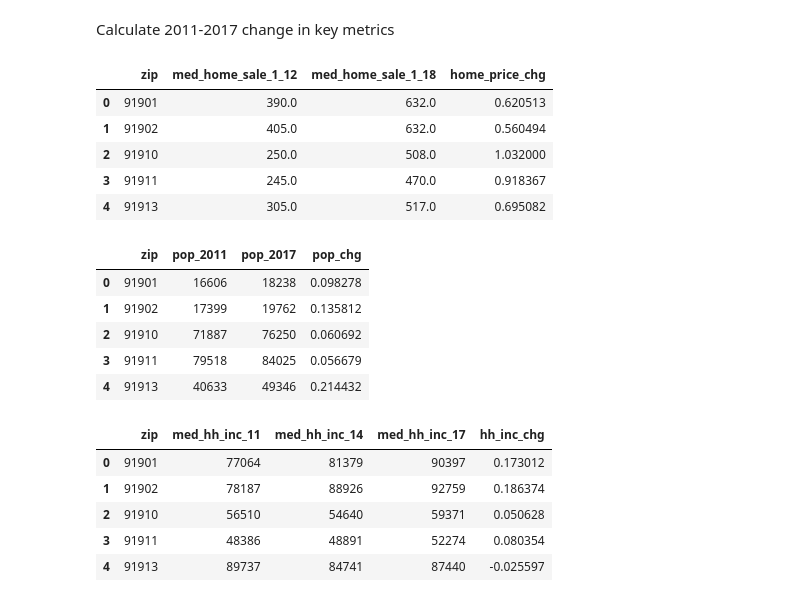
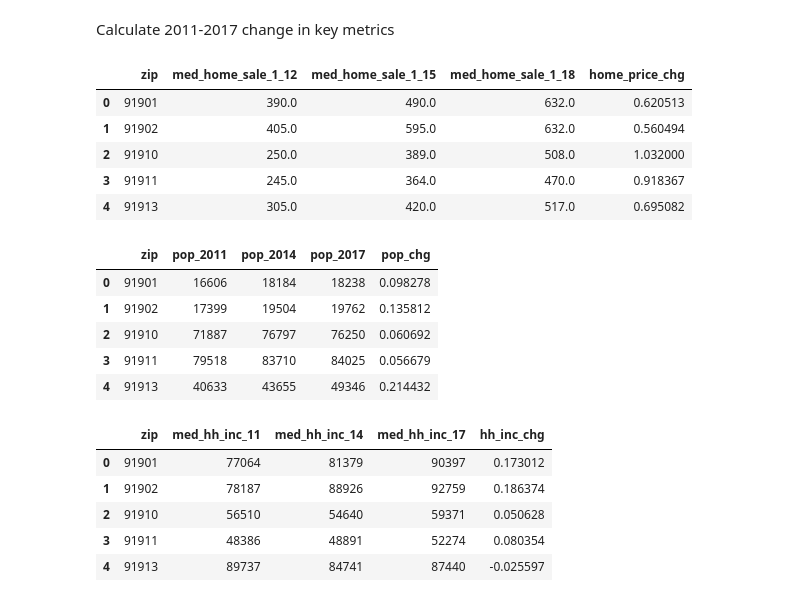
Before and after one commit to klifborja/San-Diego-Housing-Crisis, a Jupyter notebook: sd_housing_jeff.ipynb, the cells around one changed output. Cells and saved outputs as stored; diff of their text form; code cells hidden in the pictures.

Commit message:
update of file, cleaner dataframes

```diff
--- a/sd_housing_jeff.ipynb
+++ b/sd_housing_jeff.ipynb
@@ -46,30 +47,30 @@ Calculate 2011-2017 change in key metrics
 # %%
 # change in home price from 2011-2017
 # note we are using January 2012, 2015 and 2018 data because Dec 2011 data wasn't available
 
 # generate new dataframe to add change in median home sale price from 2012-2018
-chg_in_home_price = pd.DataFrame(sd_housing_df_clean2, columns=["zip", "med_home_sale_1_12", "med_home_sale_1_18"])
+chg_in_home_price = pd.DataFrame(sd_housing_df_clean2, columns=["zip", "med_home_sale_1_12", "med_home_sale_1_15","med_home_sale_1_18"])
 
 # add a column to hold the calculation
 chg_in_home_price['home_price_chg'] = ""
 
 # calculate change
 chg_in_home_price['home_price_chg'] = (chg_in_home_price['med_home_sale_1_18']- \
                                        chg_in_home_price['med_home_sale_1_12'])/chg_in_home_price['med_home_sale_1_12']
 # display new column, check values
 chg_in_home_price.head()
 # %% [output]
-|  | zip | med_home_sale_1_12 | med_home_sale_1_18 | home_price_chg |
-| 0 | 91901 | 390.0 | 632.0 | 0.620513 |
-| 1 | 91902 | 405.0 | 632.0 | 0.560494 |
-| 2 | 91910 | 250.0 | 508.0 | 1.032000 |
-| 3 | 91911 | 245.0 | 470.0 | 0.918367 |
-| 4 | 91913 | 305.0 | 517.0 | 0.695082 |
+|  | zip | med_home_sale_1_12 | med_home_sale_1_15 | med_home_sale_1_18 | home_price_chg |
+| 0 | 91901 | 390.0 | 490.0 | 632.0 | 0.620513 |
+| 1 | 91902 | 405.0 | 595.0 | 632.0 | 0.560494 |
+| 2 | 91910 | 250.0 | 389.0 | 508.0 | 1.032000 |
+| 3 | 91911 | 245.0 | 364.0 | 470.0 | 0.918367 |
+| 4 | 91913 | 305.0 | 420.0 | 517.0 | 0.695082 |
 # %%
 # change in population from 2011-2017
 
 # generate new dataframe
-chg_in_population = pd.DataFrame(sd_housing_df_clean2, columns=["zip", "pop_2011", "pop_2017"])
+chg_in_population = pd.DataFrame(sd_housing_df_clean2, columns=["zip", "pop_2011", "pop_2014", "pop_2017"])
 # add a column to hold the calculation
 chg_in_population['pop_chg'] = ""
 
@@ -79,12 +80,12 @@ chg_in_population['pop_chg'] = (chg_in_population['pop_2017']- \
 # display new column, check values
 chg_in_population.head()
 # %% [output]
-|  | zip | pop_2011 | pop_2017 | pop_chg |
-| 0 | 91901 | 16606 | 18238 | 0.098278 |
-| 1 | 91902 | 17399 | 19762 | 0.135812 |
-| 2 | 91910 | 71887 | 76250 | 0.060692 |
-| 3 | 91911 | 79518 | 84025 | 0.056679 |
-| 4 | 91913 | 40633 | 49346 | 0.214432 |
+|  | zip | pop_2011 | pop_2014 | pop_2017 | pop_chg |
+| 0 | 91901 | 16606 | 18184 | 18238 | 0.098278 |
+| 1 | 91902 | 17399 | 19504 | 19762 | 0.135812 |
+| 2 | 91910 | 71887 | 76797 | 76250 | 0.060692 |
+| 3 | 91911 | 79518 | 83710 | 84025 | 0.056679 |
+| 4 | 91913 | 40633 | 43655 | 49346 | 0.214432 |
 # %%
 # change in median HH income from 2011-2017
 
```
Also changed, not shown: parts of 39 cells of this notebook.
